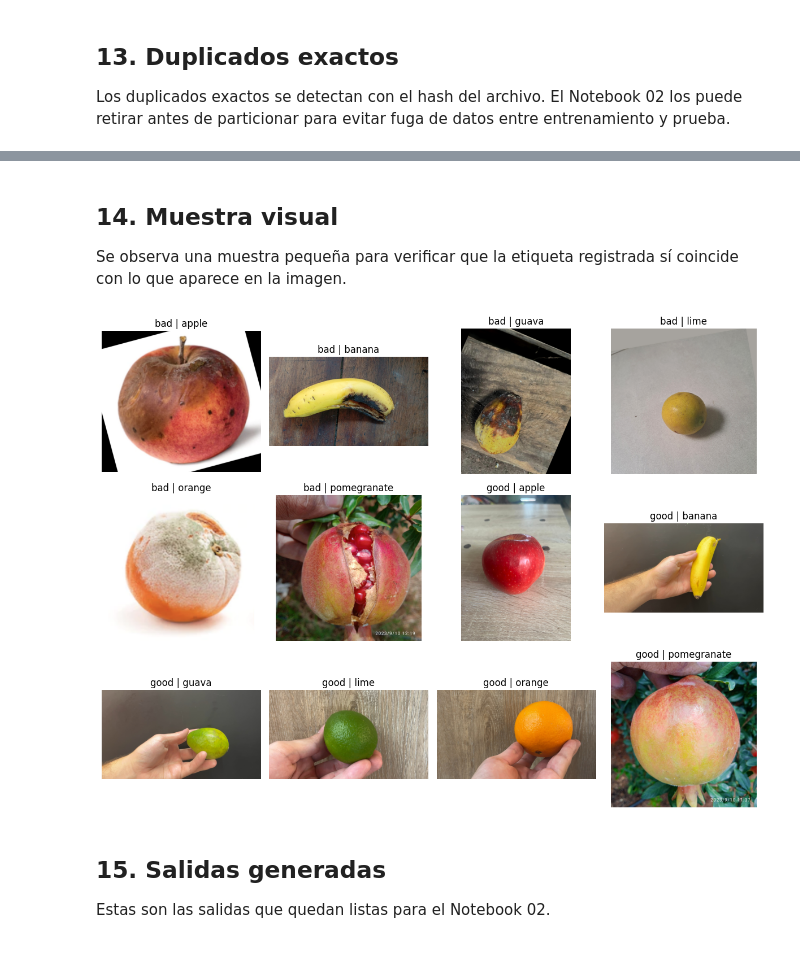
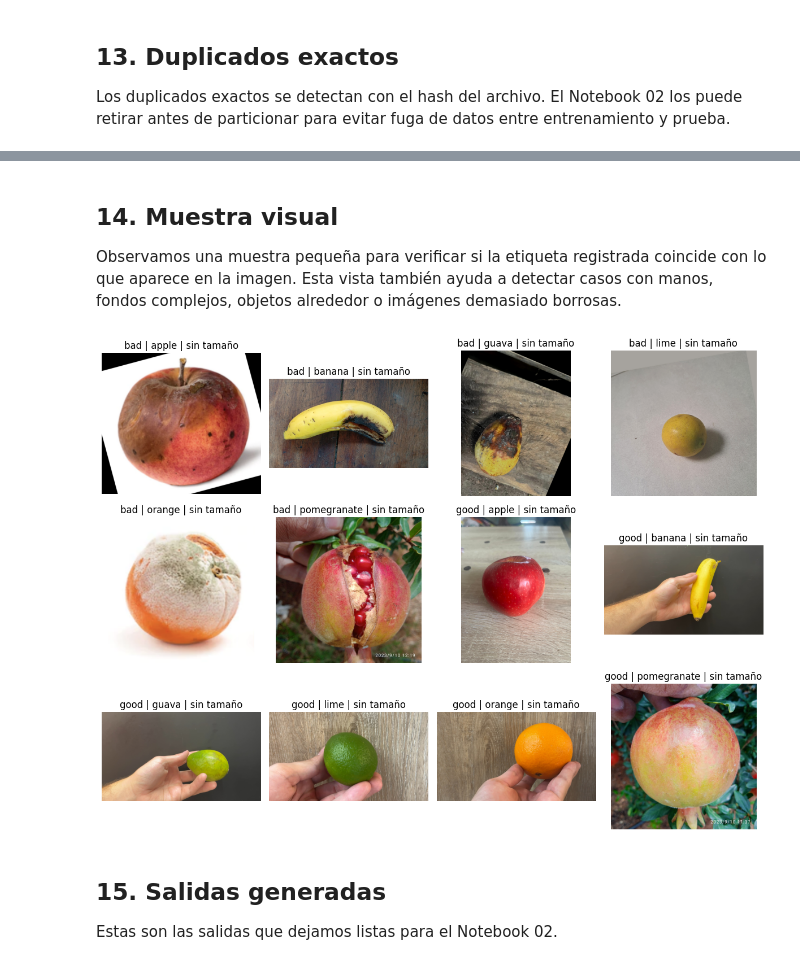
Before and after one commit to RenzoFernando/proyecto-final-apo-3, a Jupyter notebook: notebooks/01_eda_y_comprension_datos.ipynb, the cells around one changed output, grey strips where cells are left out. Saved outputs shown, nothing was run; the diff lists cells and outputs as text; code cells hidden in the pictures.

```diff
--- a/notebooks/01_eda_y_comprension_datos.ipynb
+++ b/notebooks/01_eda_y_comprension_datos.ipynb
@@ -78,5 +75,5 @@ El dataset puede llegar con nombres distintos de carpetas. Aquí se unifican las
 # %%
-SOURCES = ["public", "own"]
+SOURCES = ["own"]
 QUALITY_LABELS = ["bad", "regular", "good"]
 QUALITY_LABELS_ES = {"bad": "mala", "regular": "regular", "good": "buena"}
 SIZE_LABELS = ["small", "medium", "large"]
@@ -245,7 +242,7 @@ def resolve_source(parts, default_source):
         source = resolve_from_aliases(part, SOURCE_ALIASES)
         if source in SOURCES:
             return source
-    return default_source if default_source in SOURCES else "public"
+    return default_source if default_source in SOURCES else "own"
 
 
 def resolve_quality(parts):
@@ -286,7 +283,6 @@ def find_image_files(root):
 
 
 image_sources = [
-    {"root": RAW_DIR, "source_default": "public", "root_name": "fruit_quality"},
     {"root": PROPIAS_DIR, "source_default": "own", "root_name": "propias"}
 ]
 
@@ -427,7 +600,7 @@ Se deja documentado qué significa cada columna generada para que el Notebook 02
 # %%
 data_dictionary = pd.DataFrame([
     ["image_id", "Identificador reproducible construido desde el hash de la imagen"],
-    ["source", "Origen de la imagen: public u own"],
+    ["source", "Origen de la imagen. En esta versión usamos únicamente own"],
     ["quality_label", "Etiqueta objetivo de calidad: bad, regular o good"],
     ["quality_label_es", "Etiqueta de calidad en español"],
     ["fruit_type", "Tipo de fruta o verdura inferido desde la ruta"],
@@ -437,18 +610,32 @@ data_dictionary = pd.DataFrame([
     ["width", "Ancho original en píxeles"],
     ["height", "Alto original en píxeles"],
     ["aspect_ratio", "Relación ancho/alto"],
-    ["is_square", "Indica si la imagen original ya es cuadrada"],
-    ["requires_crop", "Indica si la imagen requiere ajuste cuadrado en el preprocesamiento"],
-    ["mode", "Modo de color original según PIL"],
+    ["is_square", "Indica si la imagen original es cuadrada"],
+    ["requires_crop", "Indica si el preprocesamiento debe ajustar la proporción"],
+    ["mode", "Modo de color leído con PIL"],
     ["file_size_kb", "Peso del archivo en kilobytes"],
+    ["blur_score", "Medida inicial de nitidez basada en variación de gradientes"],
+    ["brightness_mean", "Brillo promedio de la imagen en escala de grises"],
+    ["brightness_std", "Variación del brillo en la imagen"],
+    ["skin_tone_ratio", "Proporción aproximada de píxeles con tonos similares a piel"],
+    ["border_std", "Variación de color en los bordes de la imagen"],
+    ["foreground_ratio_border", "Proporción aproximada de píxeles que se diferencian del borde"],
     ["image_hash", "Hash MD5 para detectar duplicados exactos"]
-], columns=["column", "description"])
+], columns=["columna", "descripcion"])
 
 data_dictionary_path = ANNOTATIONS_DIR / "data_dictionary.md"
-markdown_lines = ["# Diccionario de datos", "", "| column | description |", "| --- | --- |"]
+markdown_lines = [
+    "| columna | descripcion |",
+    "|---|---|"
+]
+
 for _, row in data_dictionary.iterrows():
-    markdown_lines.append(f"| {row['column']} | {row['description']} |")
-data_dictionary_path.write_text(chr(10).join(markdown_lines) + chr(10), encoding="utf-8")
+    column_name = str(row["columna"]).replace("|", "\\|")
+    description = str(row["descripcion"]).replace("|", "\\|")
+    markdown_lines.append(f"| {column_name} | {description} |")
+
+with open(data_dictionary_path, "w", encoding="utf-8") as file:
+    file.write("\n".join(markdown_lines))
 
 display(data_dictionary)
 print("Diccionario guardado en:", data_dictionary_path)
@@ -671,41 +880,41 @@ Archivo generado: C:\Users\renzi\PycharmProjects\proyecto-final-apo-3\data\annot
 # %% [markdown]
 ## 14. Muestra visual
 
-Se observa una muestra pequeña para verificar que la etiqueta registrada sí coincide con lo que aparece en la imagen.
+Observamos una muestra pequeña para verificar si la etiqueta registrada coincide con lo que aparece en la imagen. Esta vista también ayuda a detectar casos con manos, fondos complejos, objetos alrededor o imágenes demasiado borrosas.
 # %%
 def show_sample_grid(data, n=12):
     if data.empty:
         print("No hay imágenes para visualizar.")
         return
 
     grouped = data.groupby(["quality_label", "product_type"], group_keys=False)
     sample = grouped.sample(n=1, random_state=RANDOM_STATE) if len(grouped) > 0 else data.sample(min(n, len(data)), random_state=RANDOM_STATE)
     sample = sample.head(n).reset_index(drop=True)
     cols = 4
     rows = int(np.ceil(len(sample) / cols))
     plt.figure(figsize=(cols * 3, rows * 3))
 
     for index, row in sample.iterrows():
         image_path = PROJECT_ROOT / row["relative_path"]
         image = Image.open(image_path)
         image = ImageOps.exif_transpose(image)
         plt.subplot(rows, cols, index + 1)
         plt.imshow(image)
-        plt.title(f"{row['quality_label']} | {row['product_type']}")
+        plt.title(f"{row['quality_label']} | {row['product_type']} | {row['size_label_manual'] or 'sin tamaño'}")
         plt.axis("off")
 
     plt.tight_layout()
-    plt.savefig(FIGURES_DIR / "06_image_sample.png", dpi=160)
+    plt.savefig(FIGURES_DIR / "08_image_sample.png", dpi=160)
     plt.show()
 
 
 show_sample_grid(df)
 # %% [output]
-[figure, old version]
+[figure, new version]
 # %% [markdown]
 ## 15. Salidas generadas
 
-Estas son las salidas que quedan listas para el Notebook 02.
+Estas son las salidas que dejamos listas para el Notebook 02.
 # %%
 outputs = pd.DataFrame({
     "archivo": [
```
Also changed, not shown: parts of 20 cells of this notebook, 2 other files.
